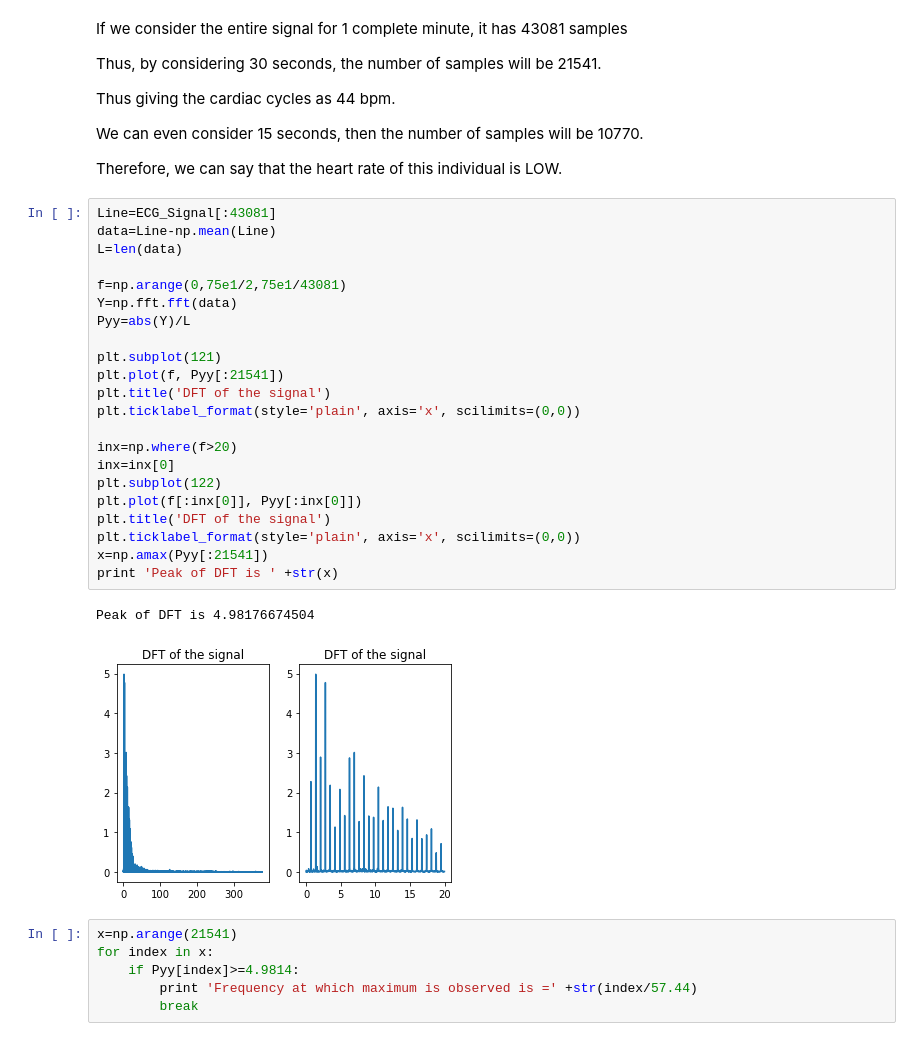
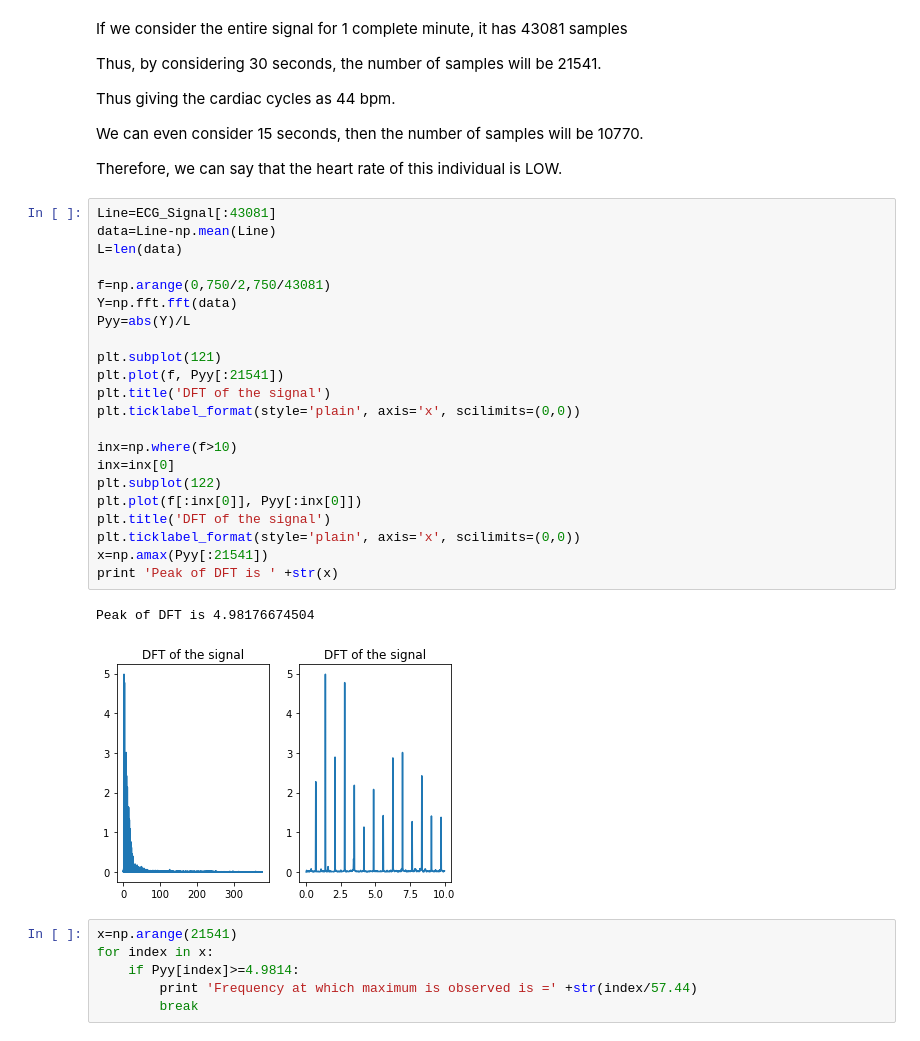
Before and after one commit to sjoshi94/MIdterm-project, a Jupyter notebook: Biomedical - Midterm Project.ipynb, the cells around one changed output. Drawn from its saved outputs; the diff is of its cells as text.

```diff
--- a/Biomedical - Midterm Project.ipynb
+++ b/Biomedical - Midterm Project.ipynb
@@ -92,28 +92,28 @@ Therefore, we can say that the heart rate of this individual is LOW.
 # %%
 Line=ECG_Signal[:43081]
 data=Line-np.mean(Line)
 L=len(data)
 
-f=np.arange(0,75e1/2,75e1/43081)
+f=np.arange(0,750/2,750/43081)
 Y=np.fft.fft(data)
 Pyy=abs(Y)/L
 
 plt.subplot(121)
 plt.plot(f, Pyy[:21541])
 plt.title('DFT of the signal')
 plt.ticklabel_format(style='plain', axis='x', scilimits=(0,0))
 
-inx=np.where(f>20)
+inx=np.where(f>10)
 inx=inx[0]
 plt.subplot(122)
 plt.plot(f[:inx[0]], Pyy[:inx[0]])
 plt.title('DFT of the signal')
 plt.ticklabel_format(style='plain', axis='x', scilimits=(0,0))
 x=np.amax(Pyy[:21541])
 print 'Peak of DFT is ' +str(x)
 # %% [output]
 Peak of DFT is 4.98176674504
-[figure, old version]
+[figure, new version]
 # %%
 x=np.arange(21541)
 for index in x:
```
Also changed, not shown: parts of 8 cells of this notebook.
